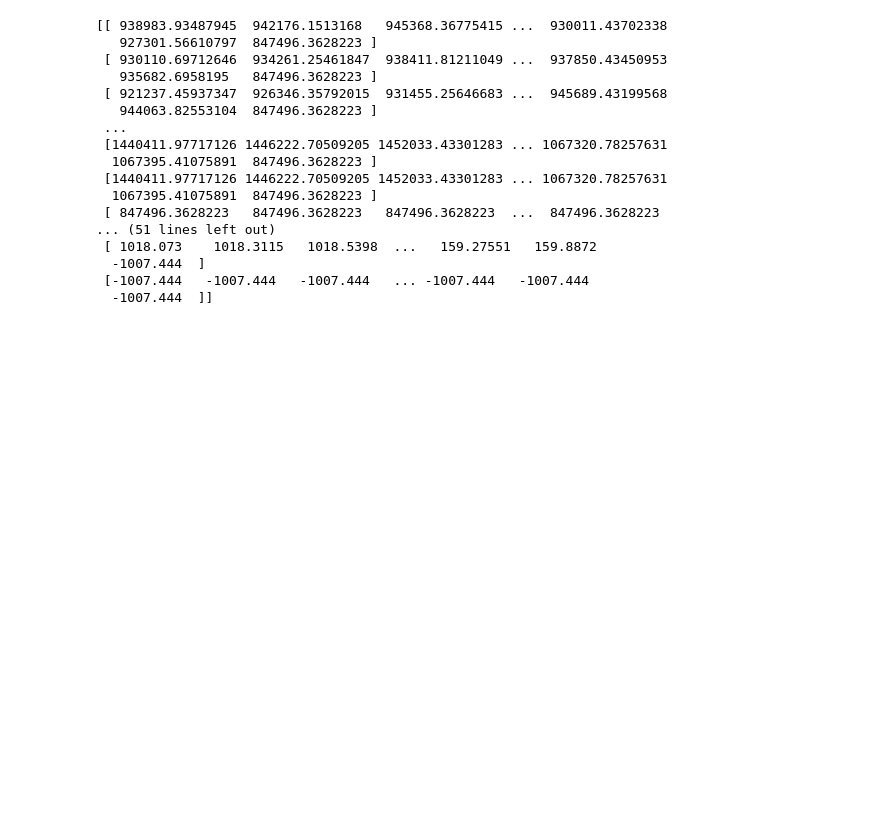
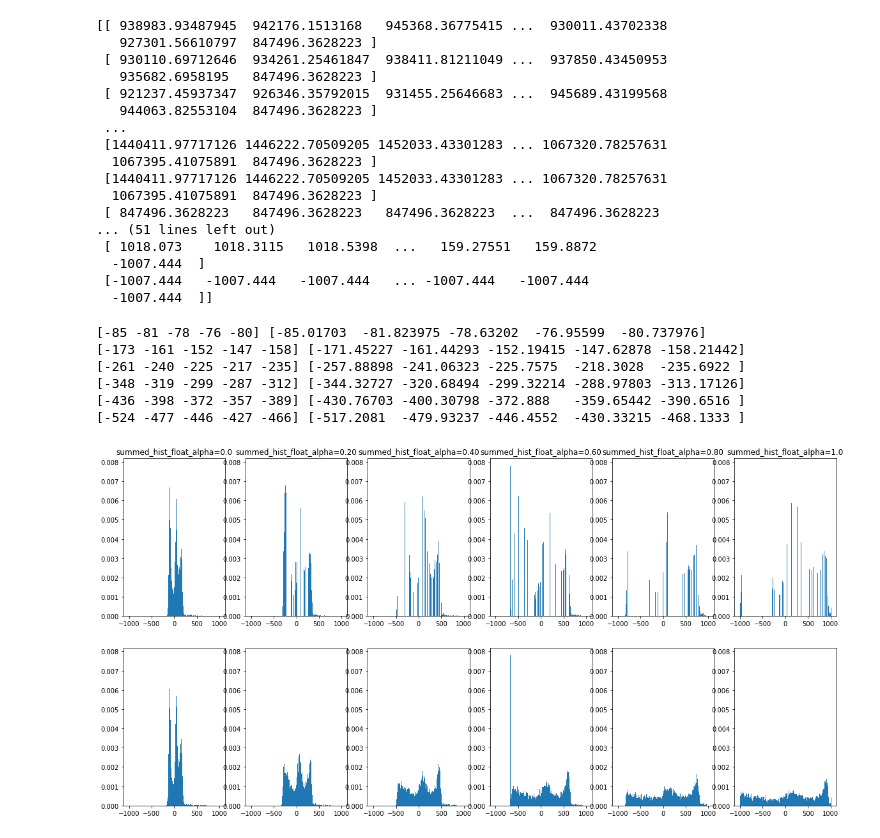
Before and after one commit to t-rryyyoooo/KIDNEY, a Jupyter notebook: memo.ipynb, the cells around one changed output. Drawn from its saved outputs; the diff is of its cells as text; code cells hidden in the pictures; blank space fills up the shorter version.

```diff
--- a/memo.ipynb
+++ b/memo.ipynb
@@ -970,4 +955,0 @@ d [[-171.45227  -161.44293  -152.19415  ... -203.11694  -213.33307
-# %%
-i = sitk.ReadImage('/home/vmlab/Desktop/data/slice/summed_hist_0.20/image/case_00000/image0_13.mha')
-ia = sitk.GetArrayFromImage(i)
-print(ia)
@@ -973,0 +959,31 @@ print(ia)
+# %%
+alpha = ['0.0', '0.20', '0.40', '0.60', '0.80', '1.0']
+
+for a in alpha:
+    i = sitk.ReadImage('/home/vmlab/Desktop/data/slice/summed_hist_' + a + '/image/case_00000/image0_13.mha')
+    ia = sitk.GetArrayFromImage(i)
+    iaa = sitk.ReadImage('/home/vmlab/Desktop/data/slice/summed_hist_float_' + a + '/image/case_00000/image0_13.mha')
+    iaaa = sitk.GetArrayFromImage(iaa)
+    print(ia[0, :5], iaaa[0, :5])
+# %% [output]
+[-85 -81 -78 -76 -80] [-85.01703  -81.823975 -78.63202  -76.95599  -80.737976]
+[-173 -161 -152 -147 -158] [-171.45227 -161.44293 -152.19415 -147.62878 -158.21442]
+[-261 -240 -225 -217 -235] [-257.88898 -241.06323 -225.7575  -218.3028  -235.6922 ]
+[-348 -319 -299 -287 -312] [-344.32727 -320.68494 -299.32214 -288.97803 -313.17126]
+[-436 -398 -372 -357 -389] [-430.76703 -400.30798 -372.888   -359.65442 -390.6516 ]
+[-524 -477 -446 -427 -466] [-517.2081  -479.93237 -446.4552  -430.33215 -468.1333 ]
+# %%
+alpha = ['0.0', '0.20', '0.40', '0.60', '0.80', '1.0']
+#alpha = ['1.0']
+fig, axes = plt.subplots(2 ,6, figsize=(20, 10))
+for ii, a in enumerate(alpha):
+    i = sitk.ReadImage('/home/vmlab/Desktop/data/slice/summed_hist_' + a + '/image/case_00000/image0_13.mha')
+    ia = sitk.GetArrayFromImage(i)
+    axes[0][ii].set_title("summed_hist_int_alpha=" + a)
+    axes[0][ii].hist(ia.ravel(), 2049, [-1024, 1024], density=True)
+    i = sitk.ReadImage('/home/vmlab/Desktop/data/slice/summed_hist_float_' + a + '/image/case_00000/image0_13.mha')
+    ia = sitk.GetArrayFromImage(i)
+    axes[0][ii].set_title("summed_hist_float_alpha=" + a)
+    axes[1][ii].hist(ia.ravel(), 2049, [-1024, 1024], density=True)
+# %% [output]
+[figure, added]
```
Also changed, not shown: parts of 3 cells of this notebook, 11 other files.
